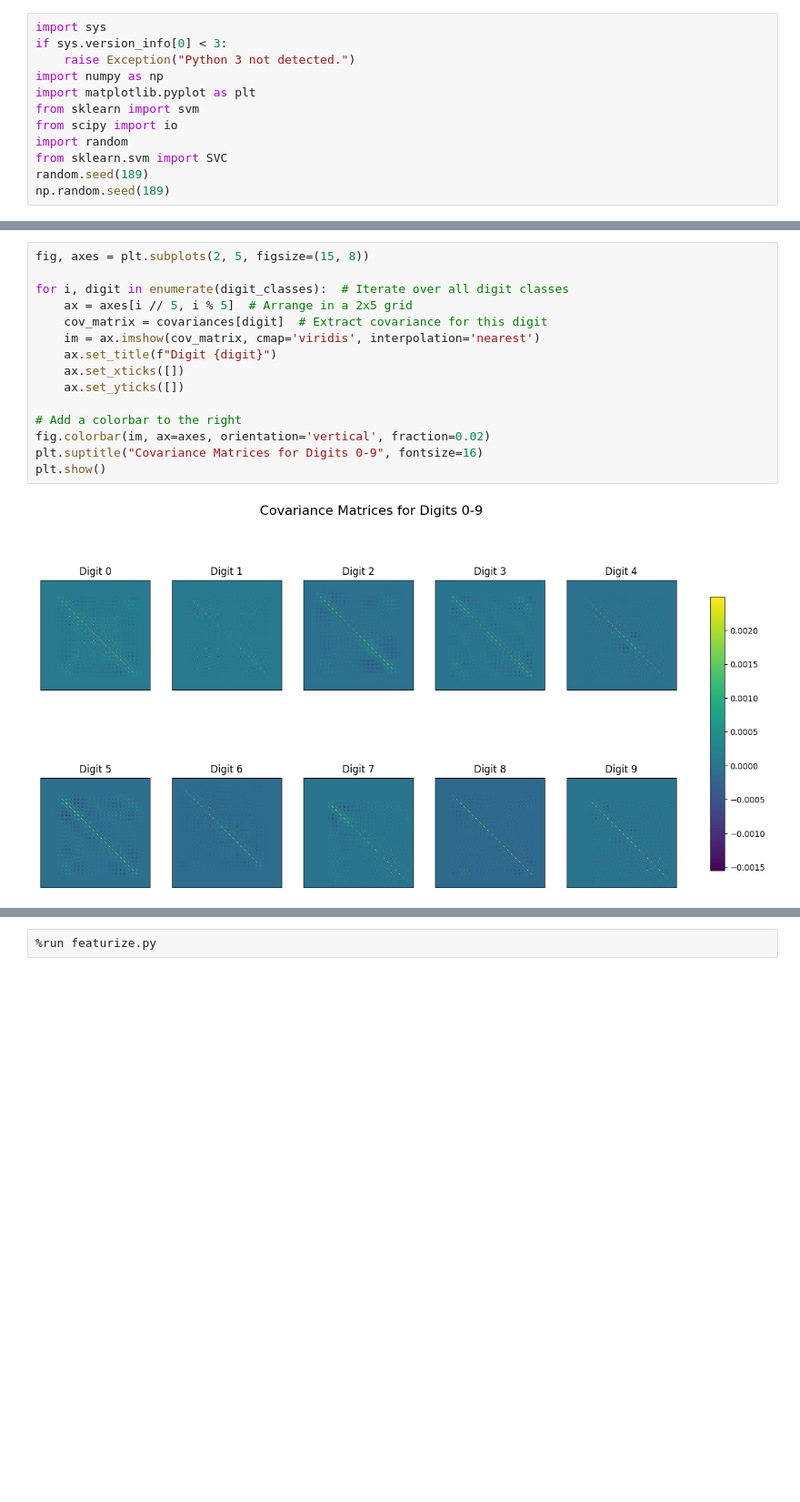
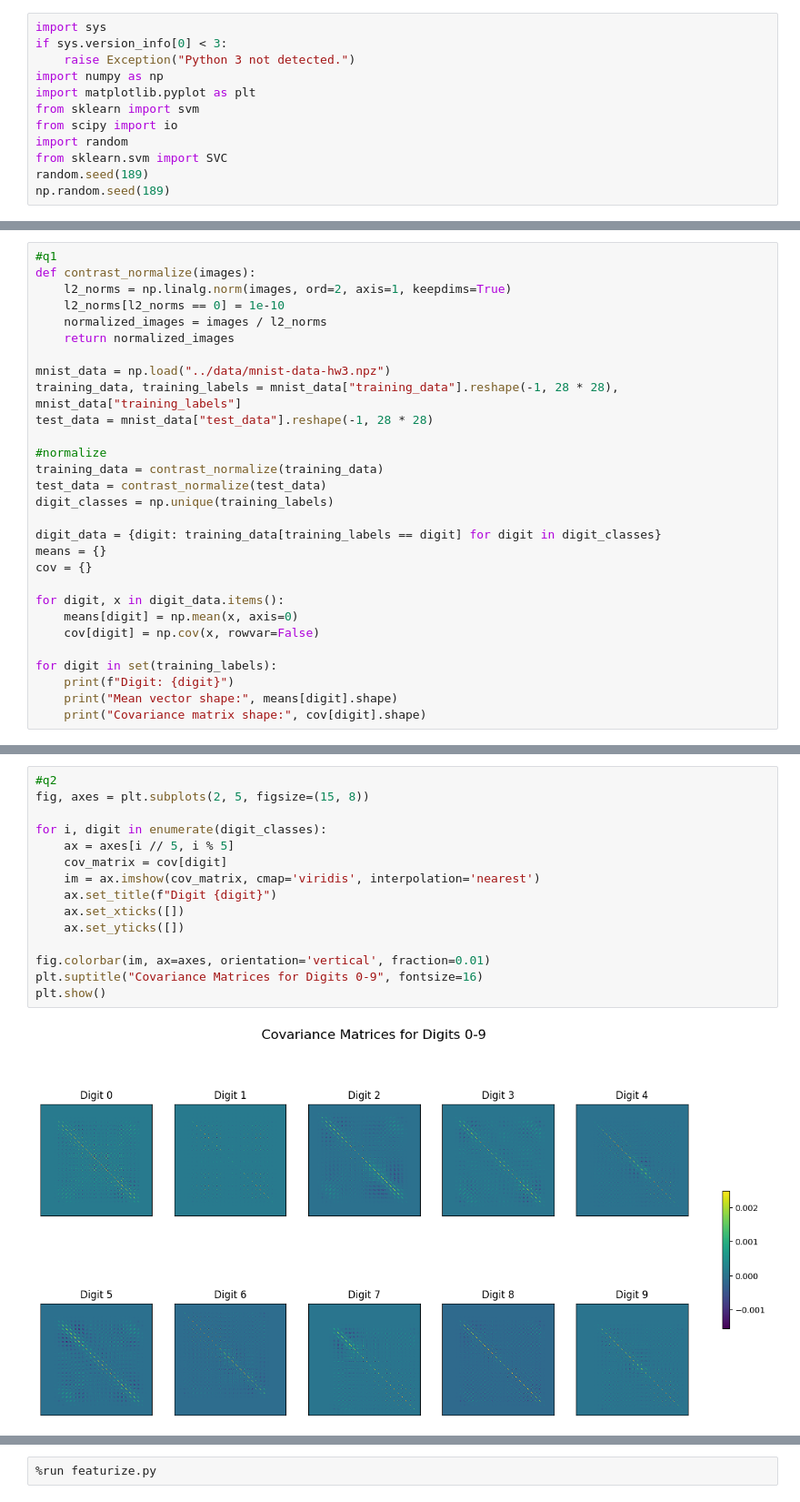
Before and after one commit to CalEricMa/cs189, a Jupyter notebook: hw3/hw3/scripts/hw3q9.ipynb, the cells around one changed output, grey strips where cells are left out. Shown at 91% size. Drawn from its saved outputs; the diff is of its cells as text; blank space fills up the shorter version.

```diff
--- a/hw3/hw3/scripts/hw3q9.ipynb
+++ b/hw3/hw3/scripts/hw3q9.ipynb
@@ -80,0 +13,29 @@ Digit: 0
+# %%
+#q1
+def contrast_normalize(images):
+    l2_norms = np.linalg.norm(images, ord=2, axis=1, keepdims=True)
+    l2_norms[l2_norms == 0] = 1e-10
+    normalized_images = images / l2_norms
+    return normalized_images
+
+mnist_data = np.load("../data/mnist-data-hw3.npz")
+training_data, training_labels = mnist_data["training_data"].reshape(-1, 28 * 28), mnist_data["training_labels"]
+test_data = mnist_data["test_data"].reshape(-1, 28 * 28)
+
+#normalize
+training_data = contrast_normalize(training_data)
+test_data = contrast_normalize(test_data)
+digit_classes = np.unique(training_labels)
+
+digit_data = {digit: training_data[training_labels == digit] for digit in digit_classes}
+means = {}
+cov = {}
+
+for digit, x in digit_data.items():
+    means[digit] = np.mean(x, axis=0)
+    cov[digit] = np.cov(x, rowvar=False)
+
+for digit in set(training_labels):
+    print(f"Digit: {digit}")
+    print("Mean vector shape:", means[digit].shape)
+    print("Covariance matrix shape:", cov[digit].shape)
@@ -81,17 +60,17 @@ Digit: 0
 # %%
+#q2
 fig, axes = plt.subplots(2, 5, figsize=(15, 8))
 
-for i, digit in enumerate(digit_classes):  # Iterate over all digit classes
-    ax = axes[i // 5, i % 5]  # Arrange in a 2x5 grid
-    cov_matrix = covariances[digit]  # Extract covariance for this digit
+for i, digit in enumerate(digit_classes):
+    ax = axes[i // 5, i % 5]
+    cov_matrix = cov[digit]
     im = ax.imshow(cov_matrix, cmap='viridis', interpolation='nearest')
     ax.set_title(f"Digit {digit}")
     ax.set_xticks([])
     ax.set_yticks([])
 
-# Add a colorbar to the right
-fig.colorbar(im, ax=axes, orientation='vertical', fraction=0.02)
+fig.colorbar(im, ax=axes, orientation='vertical', fraction=0.01)
 plt.suptitle("Covariance Matrices for Digits 0-9", fontsize=16)
 plt.show()
 # %% [output]
-[figure, old version]
+[figure, new version]
```
Also changed, not shown: parts of 19 cells of this notebook, 5 other files.
